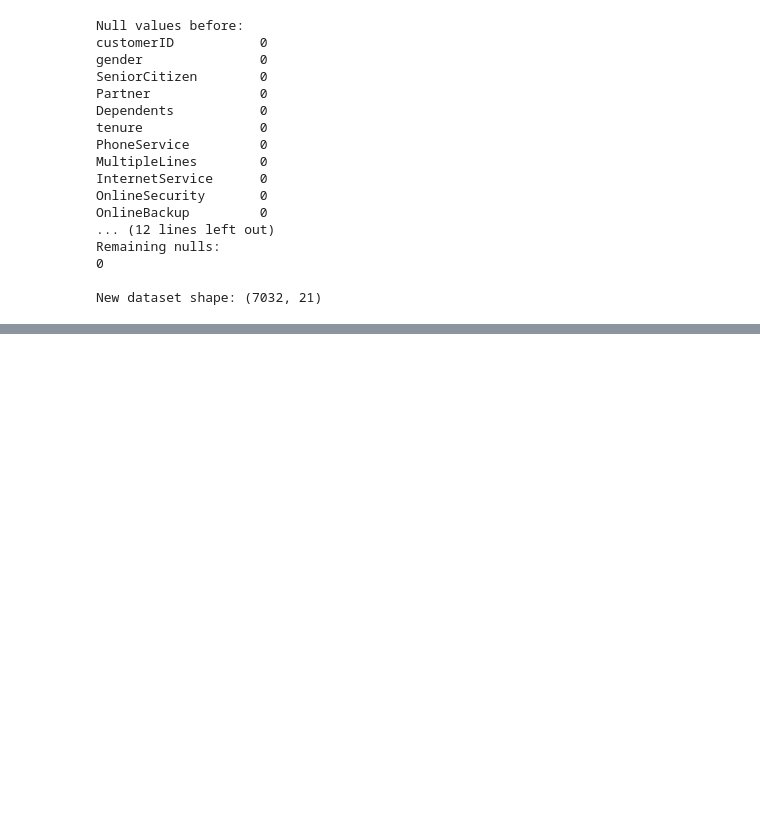
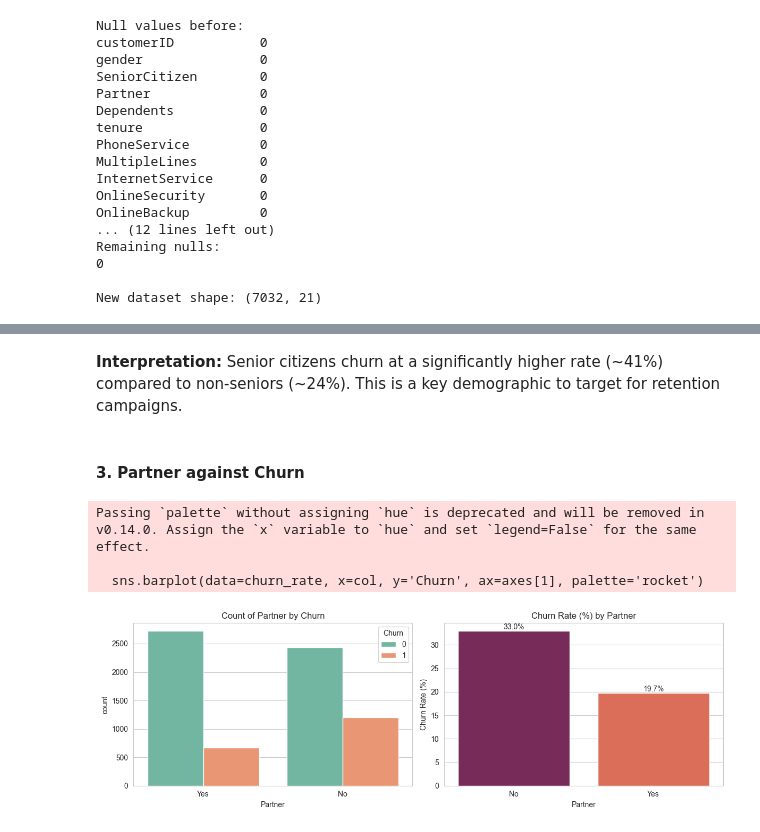
Before and after one commit to Rukundo-elie/telco-customer-churn-lab, a Jupyter notebook: Lab1_Churn_Analysis.ipynb.ipynb, the cells around one changed output, grey strips where cells are left out. Cells and saved outputs as stored; diff of their text form; code cells hidden in the pictures; blank space fills up the shorter version.

Commit message:
feat: demographic analysis (task v)

```diff
--- a/Lab1_Churn_Analysis.ipynb.ipynb
+++ b/Lab1_Churn_Analysis.ipynb.ipynb
@@ -209,0 +289,12 @@ print("New shape:", df.shape)
+# %% [markdown]
+**Interpretation:**
+Senior citizens churn at a significantly higher rate (~41%) compared to non-seniors (~24%). This is a key demographic to target for retention campaigns.
+# %% [markdown]
+#### 3. Partner against Churn
+# %%
+plot_churn('Partner')
+# %% [output]
+Passing `palette` without assigning `hue` is deprecated and will be removed in v0.14.0. Assign the `x` variable to `hue` and set `legend=False` for the same effect.
+
+  sns.barplot(data=churn_rate, x=col, y='Churn', ax=axes[1], palette='rocket')
+[figure, added]
```
Also changed, not shown: parts of 9 cells of this notebook.
